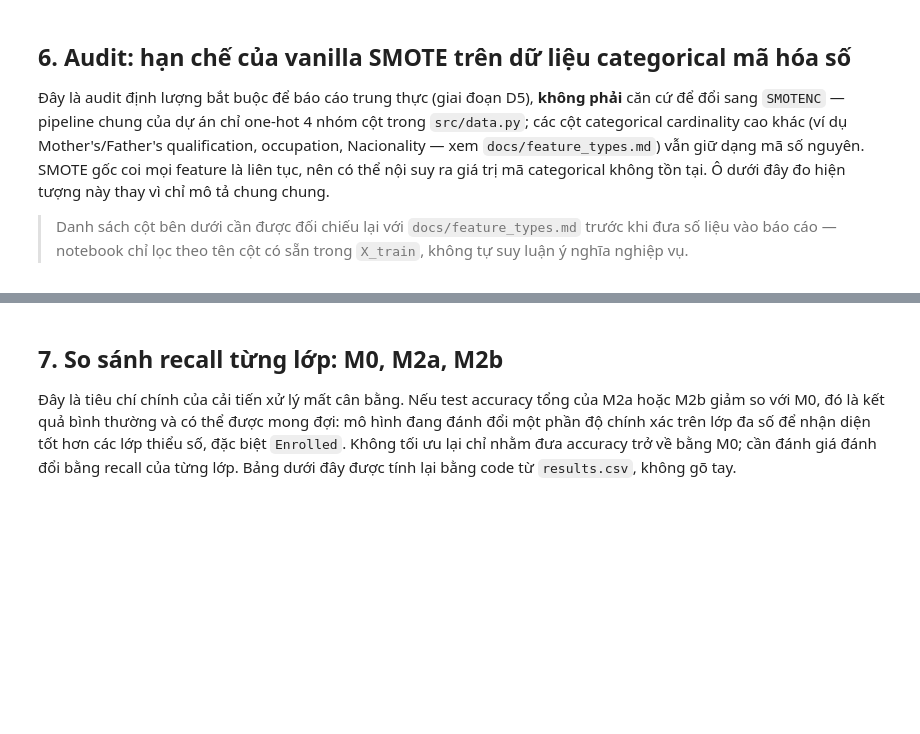
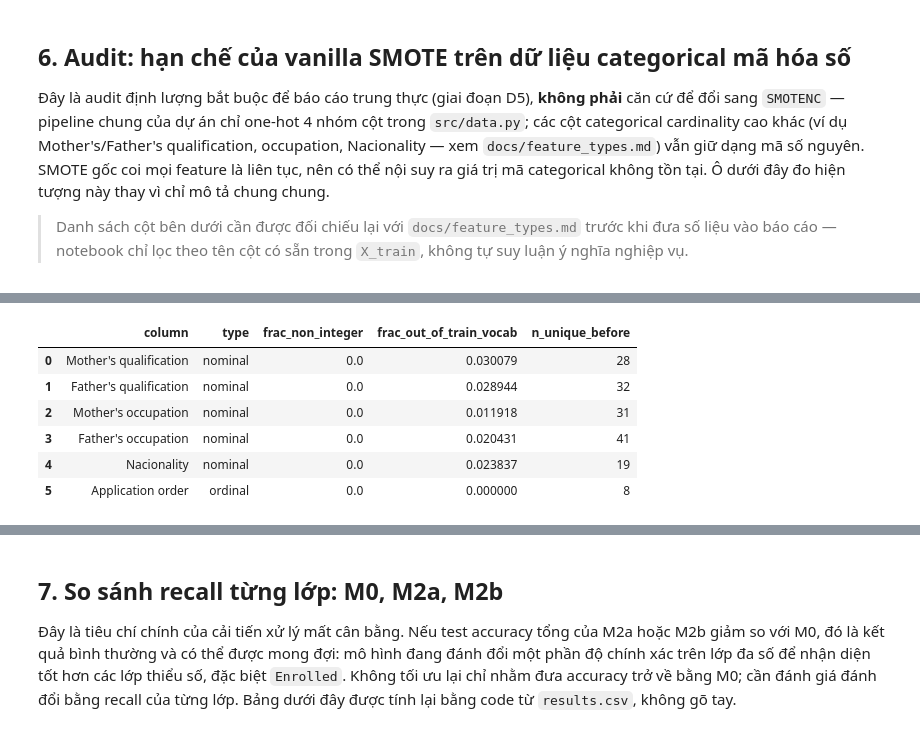
Before and after one commit to thphuc06/Lab2_DecisionTree, a Jupyter notebook: notebooks/04_improve_imbalance.ipynb, the cells around one changed output, grey strips where cells are left out. Saved outputs shown, nothing was run; the diff lists cells and outputs as text; code cells hidden in the pictures; blank space fills up the shorter version.

Commit message:
[D] fix audit categorial and update markdown

```diff
--- a/notebooks/04_improve_imbalance.ipynb
+++ b/notebooks/04_improve_imbalance.ipynb
@@ -342,0 +293,17 @@ Số hàng synthetic phát hiện được: 1762 (kỳ vọng khoảng 1762)
+# %%
+# D-03: prefix-match thay vì tuple membership (tuple membership có thể bỏ sót synthetic
+# trùng hàng gốc, vì hai hàng khác nhau nhưng giống hệt giá trị sẽ bị coi nhầm là "gốc")
+X_train_reset = X_train.reset_index(drop=True)
+X_train_smote_reset = X_train_smote.reset_index(drop=True)
+n_original = len(X_train_reset)
+
+prefix_matches = X_train_smote_reset.iloc[:n_original].equals(X_train_reset)
+assert prefix_matches, (
+    "Phần đầu output resampled không khớp bit-for-bit X_train gốc theo đúng thứ tự — "
+    "dừng lại, không tự suy đoán vị trí synthetic rows."
+)
+
+synthetic_rows = X_train_smote_reset.iloc[n_original:]
+assert len(synthetic_rows) == n_synthetic == 1762
+print(f"Xác nhận bằng prefix-match: {n_original} hàng đầu khớp bit-for-bit X_train gốc; "
+      f"{len(synthetic_rows)} hàng synthetic.")
@@ -342,0 +312,64 @@ Số hàng synthetic phát hiện được: 1762 (kỳ vọng khoảng 1762)
+# %%
+# D-04/D-05: audit đầy đủ — binary + tổng=1 + đúng 1 category active, KHÔNG chỉ kiểm tra tổng
+CATEGORICAL_CODE_COLUMNS_NOMINAL = [c for c in [
+    "Mother's qualification", "Father's qualification",
+    "Mother's occupation", "Father's occupation", "Nacionality",
+] if c in X_train.columns]
+CATEGORICAL_CODE_COLUMNS_ORDINAL = [c for c in ["Application order"] if c in X_train.columns]
+CATEGORICAL_CODE_COLUMNS = CATEGORICAL_CODE_COLUMNS_NOMINAL + CATEGORICAL_CODE_COLUMNS_ORDINAL
+
+code_audit_rows = []
+for col in CATEGORICAL_CODE_COLUMNS:
+    observed_codes = set(X_train[col].unique().tolist())
+    vals = synthetic_rows[col].to_numpy(dtype=float)
+    code_audit_rows.append({
+        "column": col,
+        "type": "nominal" if col in CATEGORICAL_CODE_COLUMNS_NOMINAL else "ordinal",
+        "frac_non_integer": float(np.mean(~np.isclose(vals, np.round(vals)))),
+        "frac_out_of_train_vocab": float(np.mean([v not in observed_codes for v in np.round(vals)])),
+        "n_unique_before": int(X_train[col].nunique()),
+    })
+code_audit = pd.DataFrame(code_audit_rows)
+display(code_audit)
+
+_binary_cols = [c for c in X_train.columns if set(X_train[c].unique()).issubset({0, 1})]
+_onehot_groups = {}
+for c in _binary_cols:
+    _onehot_groups.setdefault(c.split("_")[0], []).append(c)
+_onehot_groups = {k: v for k, v in _onehot_groups.items() if len(v) > 1}
+
+onehot_audit_rows = []
+for prefix, cols in _onehot_groups.items():
+    block = synthetic_rows[cols].to_numpy(dtype=float)
+    row_sums = block.sum(axis=1)
+    is_binary = np.isclose(block, 0.0) | np.isclose(block, 1.0)
+    all_binary = is_binary.all(axis=1)
+    active_count = np.isclose(block, 1.0).sum(axis=1)
+    valid_one_hot = all_binary & np.isclose(row_sums, 1.0) & (active_count == 1)
+    onehot_audit_rows.append({
+        "group": prefix,
+        "n_synthetic": len(block),
+        "fractional_component_rate": float(np.mean(~all_binary)),
+        "sum_zero_rate": float(np.mean(np.isclose(row_sums, 0.0))),
+        "sum_one_rate": float(np.mean(np.isclose(row_sums, 1.0))),
+        "sum_greater_than_one_rate": float(np.mean(row_sums > 1.0 + 1e-9)),
+        "active_count_violation_rate": float(np.mean(active_count != 1)),
+        "valid_one_hot_rate": float(np.mean(valid_one_hot)),
+    })
+onehot_audit = pd.DataFrame(onehot_audit_rows)
+display(onehot_audit)
+print(
+    "Ghi chú cơ chế: imbalanced-learn 0.14.2 khôi phục dtype DataFrame đầu ra bằng "
+    "ArraysTransformer.astype(dtypes gốc) — https://github.com/scikit-learn-contrib/"
+    "imbalanced-learn/blob/0.14.2/imblearn/utils/_validation.py . Vì cột one-hot có dtype "
+    "int, giá trị nội suy phân số bị cắt cụt về int, nên vi phạm đo được nhiều khả năng là "
+    "sum_zero_rate (all-zero), không phải sum_greater_than_one_rate (đa category)."
+)
+# %% [output]
+|  | column | type | frac_non_integer | frac_out_of_train_vocab | n_unique_before |
+| 0 | Mother's qualification | nominal | 0.0 | 0.030079 | 28 |
+| 1 | Father's qualification | nominal | 0.0 | 0.028944 | 32 |
+| 2 | Mother's occupation | nominal | 0.0 | 0.011918 | 31 |
+| 3 | Father's occupation | nominal | 0.0 | 0.020431 | 41 |
+| 4 | Nacionality | nominal | 0.0 | 0.023837 | 19 |
+| 5 | Application order | ordinal | 0.0 | 0.000000 | 8 |
```
Also changed, not shown: parts of 6 cells of this notebook, 7 other files.
